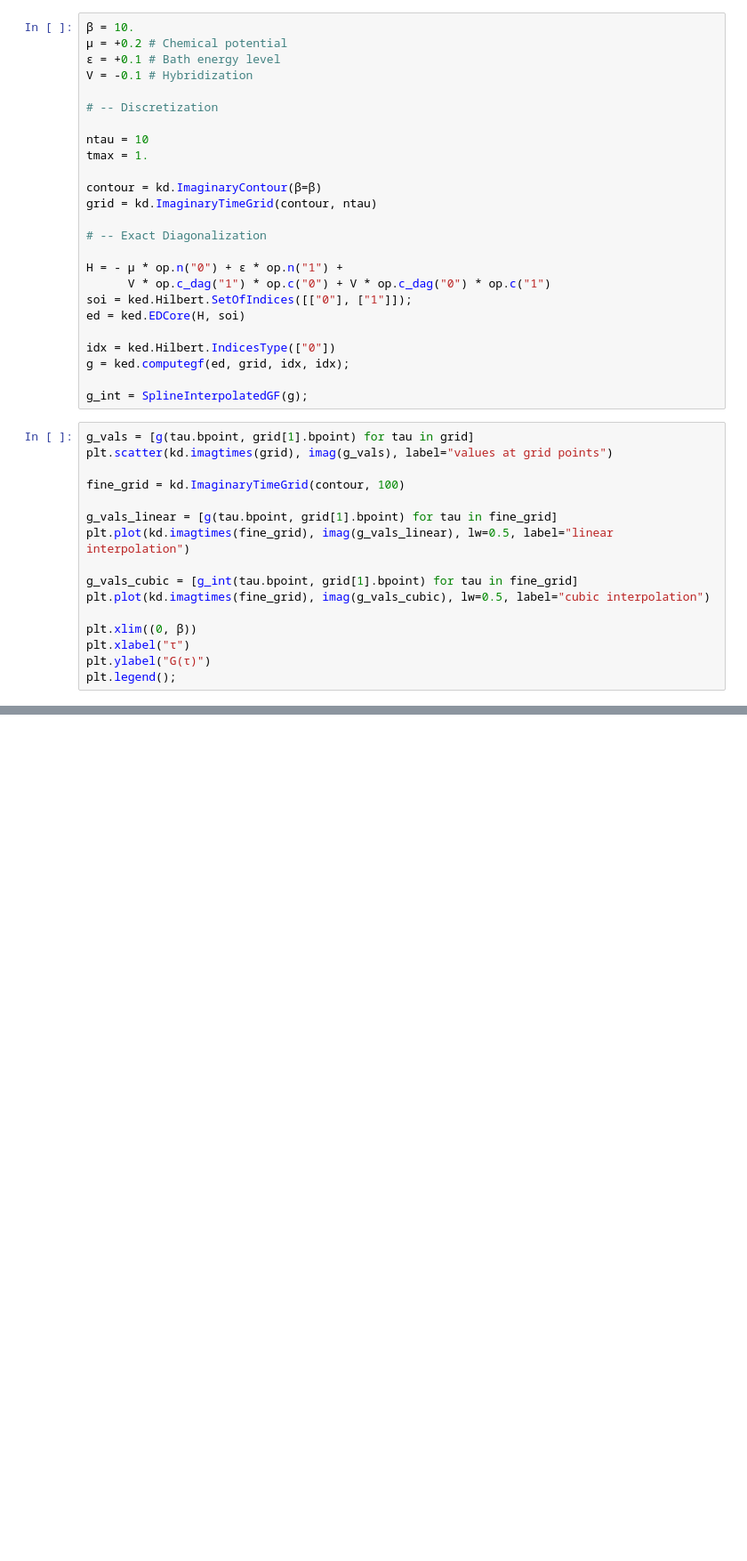
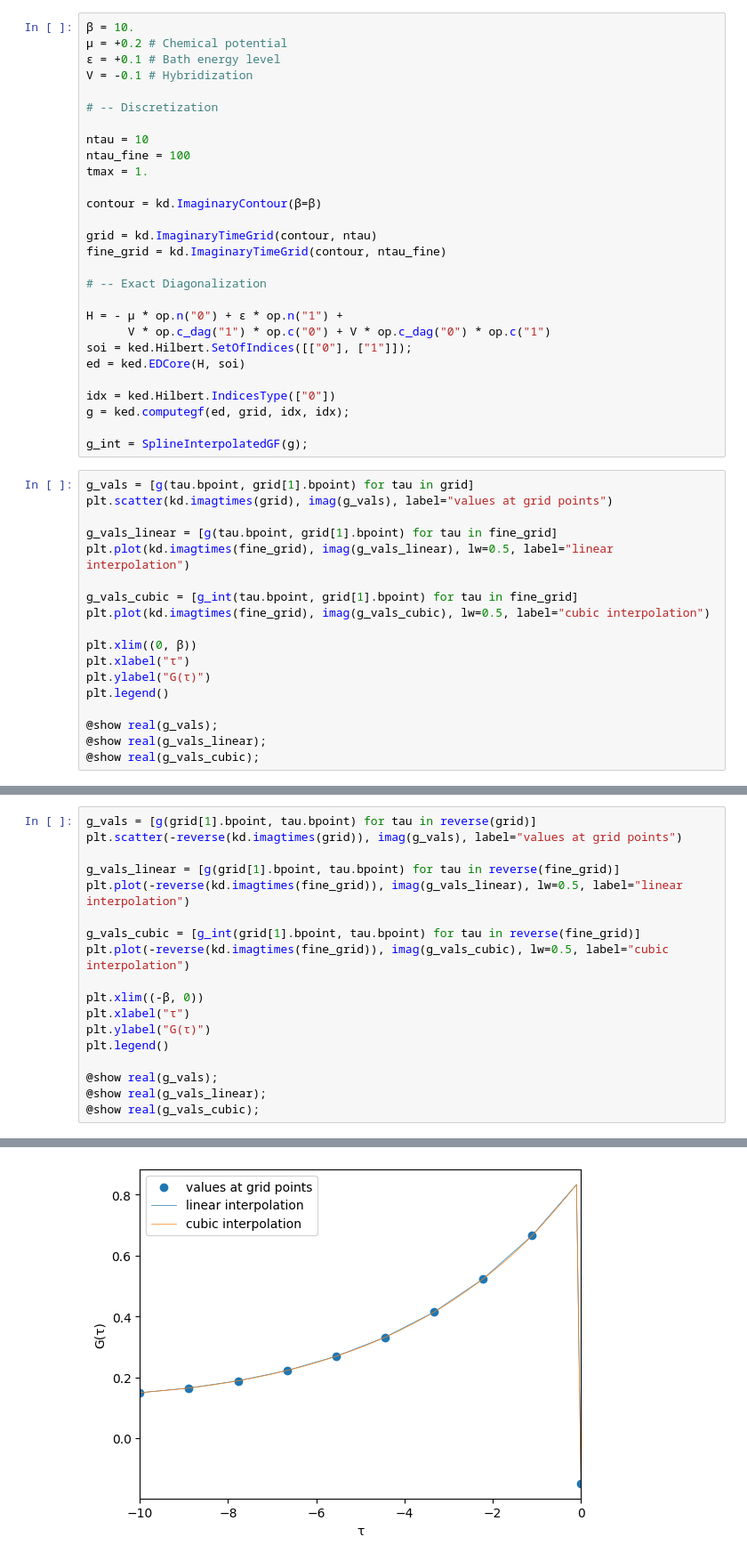
Before and after one commit to krivenko/QInchworm.jl, a Jupyter notebook: experiments/SplineInterpolatedGF.ipynb, the cells around one changed output, grey strips where cells are left out. Shown at 89% size. Drawn from its saved outputs; the diff is of its cells as text; blank space fills up the shorter version.

```diff
--- a/experiments/SplineInterpolatedGF.ipynb
+++ b/experiments/SplineInterpolatedGF.ipynb
@@ -17,10 +14,13 @@ V = -0.1 # Hybridization
 # -- Discretization
 
 ntau = 10
+ntau_fine = 100
 tmax = 1.
 
 contour = kd.ImaginaryContour(β=β)
+
 grid = kd.ImaginaryTimeGrid(contour, ntau)
+fine_grid = kd.ImaginaryTimeGrid(contour, ntau_fine)
 
 # -- Exact Diagonalization
 
@@ -36,8 +36,6 @@ g_int = SplineInterpolatedGF(g);
 # %%
 g_vals = [g(tau.bpoint, grid[1].bpoint) for tau in grid]
 plt.scatter(kd.imagtimes(grid), imag(g_vals), label="values at grid points")
-
-fine_grid = kd.ImaginaryTimeGrid(contour, 100)
 
 g_vals_linear = [g(tau.bpoint, grid[1].bpoint) for tau in fine_grid]
 plt.plot(kd.imagtimes(fine_grid), imag(g_vals_linear), lw=0.5, label="linear interpolation")
@@ -48,5 +46,9 @@ plt.plot(kd.imagtimes(fine_grid), imag(g_vals_cubic), lw=0.5, label="cubic inter
 plt.xlim((0, β))
 plt.xlabel("τ")
 plt.ylabel("G(τ)")
-plt.legend();
+plt.legend()
+
+@show real(g_vals);
+@show real(g_vals_linear);
+@show real(g_vals_cubic);
 # %% [output]
@@ -53 +58,20 @@ plt.legend();
 [figure]
+# %%
+g_vals = [g(grid[1].bpoint, tau.bpoint) for tau in reverse(grid)]
+plt.scatter(-reverse(kd.imagtimes(grid)), imag(g_vals), label="values at grid points")
+
+g_vals_linear = [g(grid[1].bpoint, tau.bpoint) for tau in reverse(fine_grid)]
+plt.plot(-reverse(kd.imagtimes(fine_grid)), imag(g_vals_linear), lw=0.5, label="linear interpolation")
+
+g_vals_cubic = [g_int(grid[1].bpoint, tau.bpoint) for tau in reverse(fine_grid)]
+plt.plot(-reverse(kd.imagtimes(fine_grid)), imag(g_vals_cubic), lw=0.5, label="cubic interpolation")
+
+plt.xlim((-β, 0))
+plt.xlabel("τ")
+plt.ylabel("G(τ)")
+plt.legend()
+
+@show real(g_vals);
+@show real(g_vals_linear);
+@show real(g_vals_cubic);
+# %% [output]
@@ -53,0 +81 @@ plt.legend();
+[figure, added]
```
Also changed, not shown: parts of 3 cells of this notebook, 2 other files.
